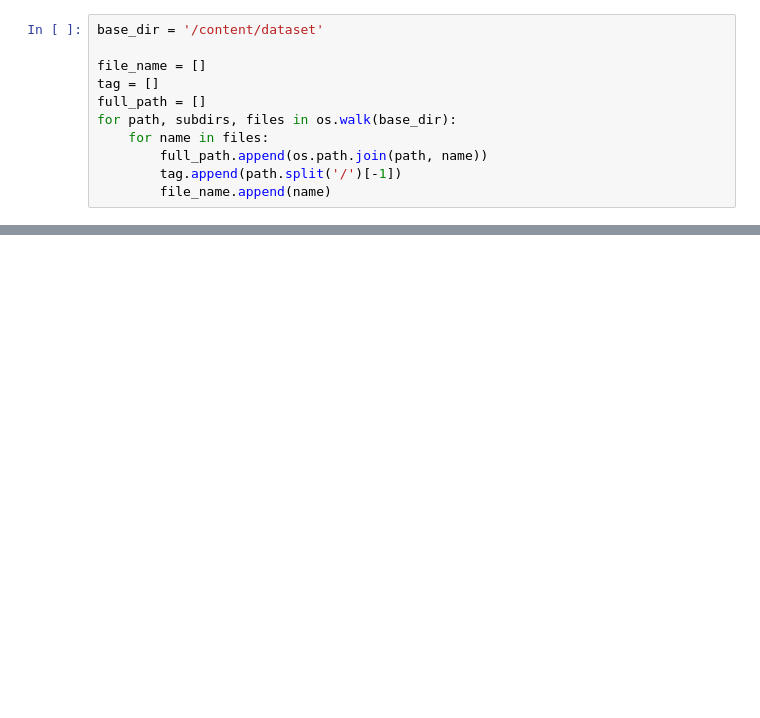
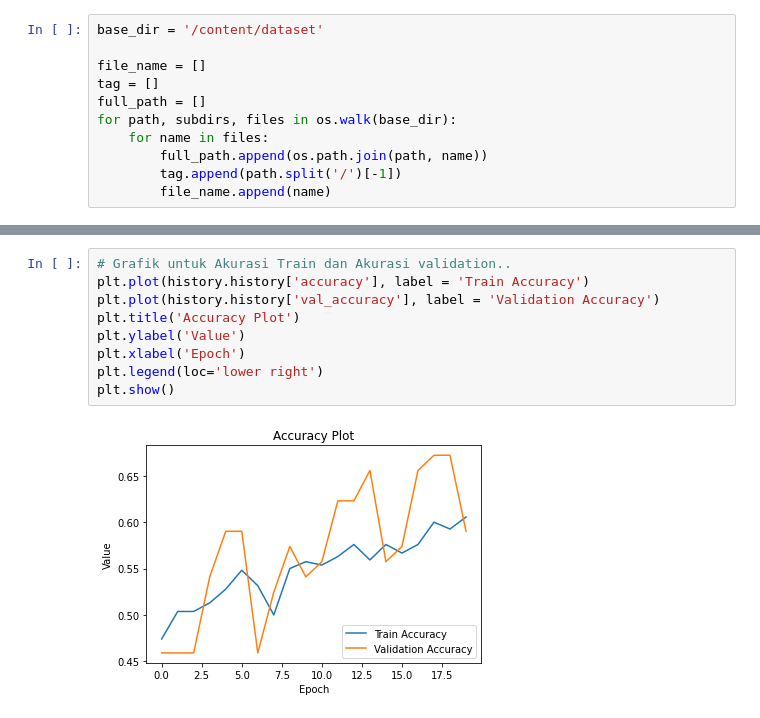
Before and after one commit to ahmadsufyan455/MedDev, a Jupyter notebook: Deteksi_Mata.ipynb, the cells around one changed output, grey strips where cells are left out. Drawn from its saved outputs; the diff is of its cells as text; blank space fills up the shorter version.

```diff
--- a/Deteksi_Mata.ipynb
+++ b/Deteksi_Mata.ipynb
@@ -199,0 +236,11 @@ Epoch 20/20
+# %%
+# Grafik untuk Akurasi Train dan Akurasi validation..
+plt.plot(history.history['accuracy'], label = 'Train Accuracy')
+plt.plot(history.history['val_accuracy'], label = 'Validation Accuracy')
+plt.title('Accuracy Plot')
+plt.ylabel('Value')
+plt.xlabel('Epoch')
+plt.legend(loc='lower right')
+plt.show()
+# %% [output]
+[figure, added]
```
Also changed, not shown: parts of 13 cells of this notebook.
